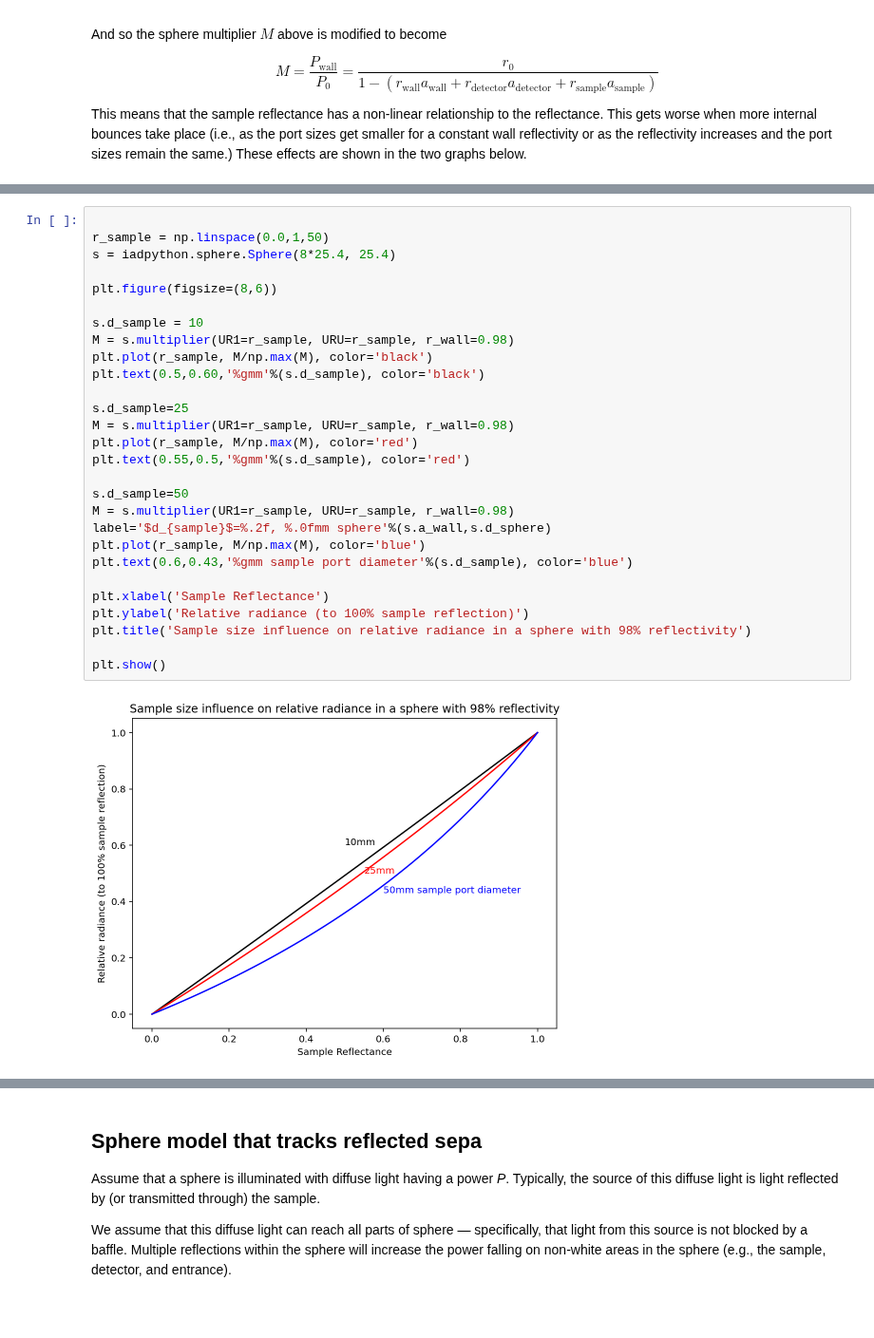
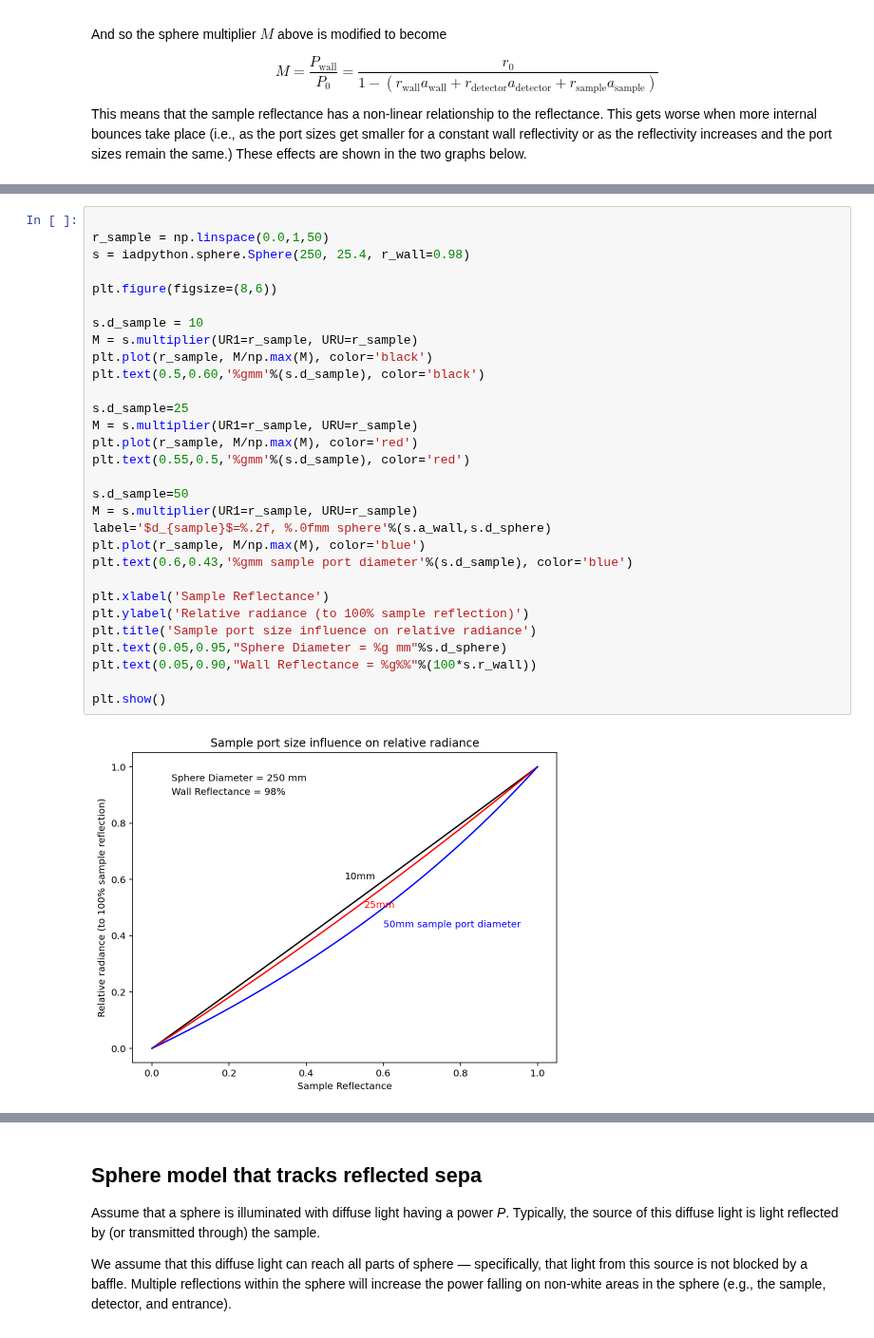
Before and after one commit to scottprahl/iadpython, a Jupyter notebook: docs/sphere.ipynb, the cells around one changed output, grey strips where cells are left out. Shown at 95% size. Cells and saved outputs as stored; diff of their text form.

```diff
--- a/docs/sphere.ipynb
+++ b/docs/sphere.ipynb
@@ -263,32 +277,34 @@ This means that the sample reflectance has a non-linear relationship to the refl
 # %%
 
 r_sample = np.linspace(0.0,1,50)
-s = iadpython.sphere.Sphere(8*25.4, 25.4)
+s = iadpython.sphere.Sphere(250, 25.4, r_wall=0.98)
 
 plt.figure(figsize=(8,6))
 
 s.d_sample = 10
-M = s.multiplier(UR1=r_sample, URU=r_sample, r_wall=0.98)
+M = s.multiplier(UR1=r_sample, URU=r_sample)
 plt.plot(r_sample, M/np.max(M), color='black')
 plt.text(0.5,0.60,'%gmm'%(s.d_sample), color='black')
 
 s.d_sample=25
-M = s.multiplier(UR1=r_sample, URU=r_sample, r_wall=0.98)
+M = s.multiplier(UR1=r_sample, URU=r_sample)
 plt.plot(r_sample, M/np.max(M), color='red')
 plt.text(0.55,0.5,'%gmm'%(s.d_sample), color='red')
 
 s.d_sample=50
-M = s.multiplier(UR1=r_sample, URU=r_sample, r_wall=0.98)
+M = s.multiplier(UR1=r_sample, URU=r_sample)
 label='$d_{sample}$=%.2f, %.0fmm sphere'%(s.a_wall,s.d_sphere)
 plt.plot(r_sample, M/np.max(M), color='blue')
 plt.text(0.6,0.43,'%gmm sample port diameter'%(s.d_sample), color='blue')
 
 plt.xlabel('Sample Reflectance')
 plt.ylabel('Relative radiance (to 100% sample reflection)')
-plt.title('Sample size influence on relative radiance in a sphere with 98% reflectivity')
+plt.title('Sample port size influence on relative radiance')
+plt.text(0.05,0.95,"Sphere Diameter = %g mm"%s.d_sphere)
+plt.text(0.05,0.90,"Wall Reflectance = %g%%"%(100*s.r_wall))
 
 plt.show()
 # %% [output]
-[figure, old version]
+[figure, new version]
 # %% [markdown]
 ### Effect of wall reflectivity on relative radiance with 25mm sample port
```
Also changed, not shown: parts of 9 cells of this notebook.
